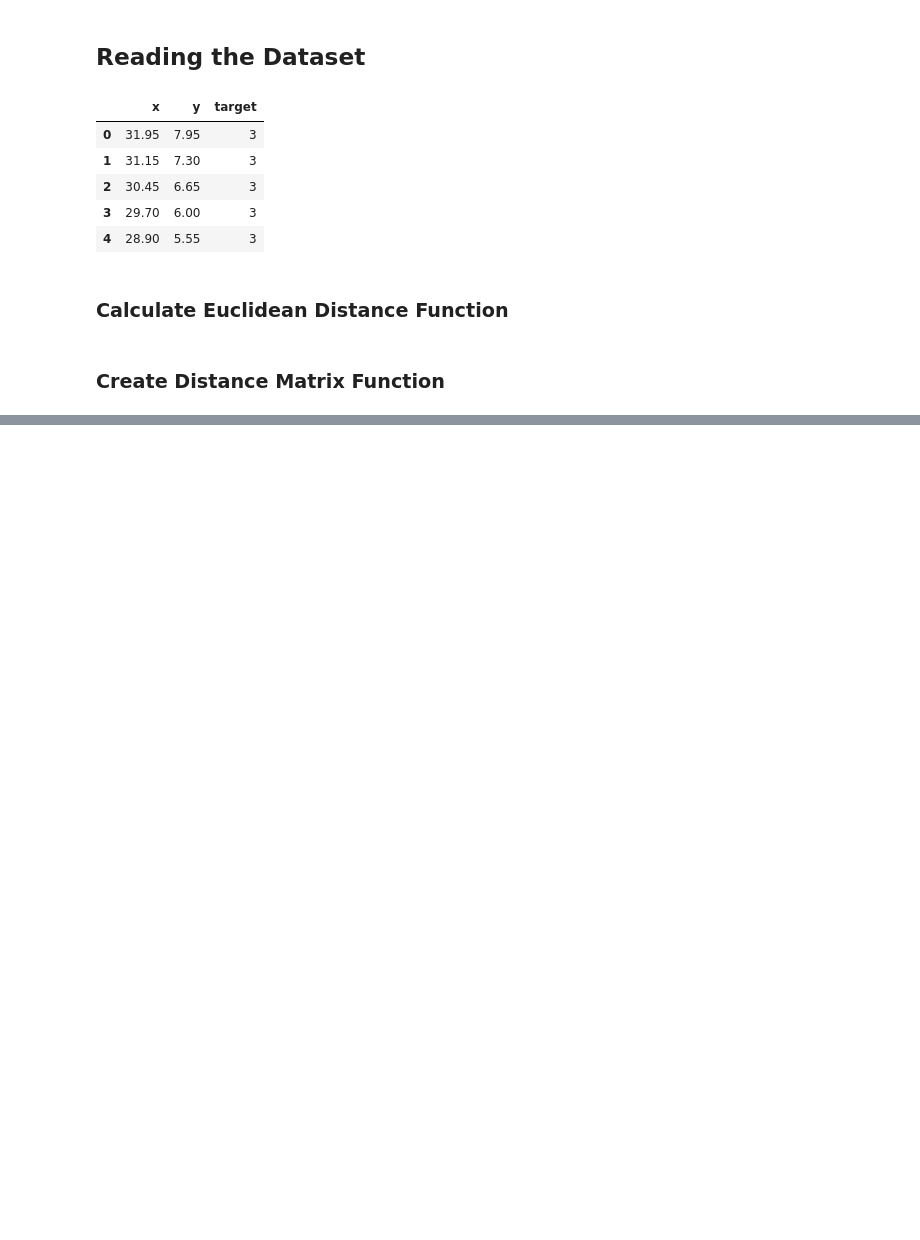
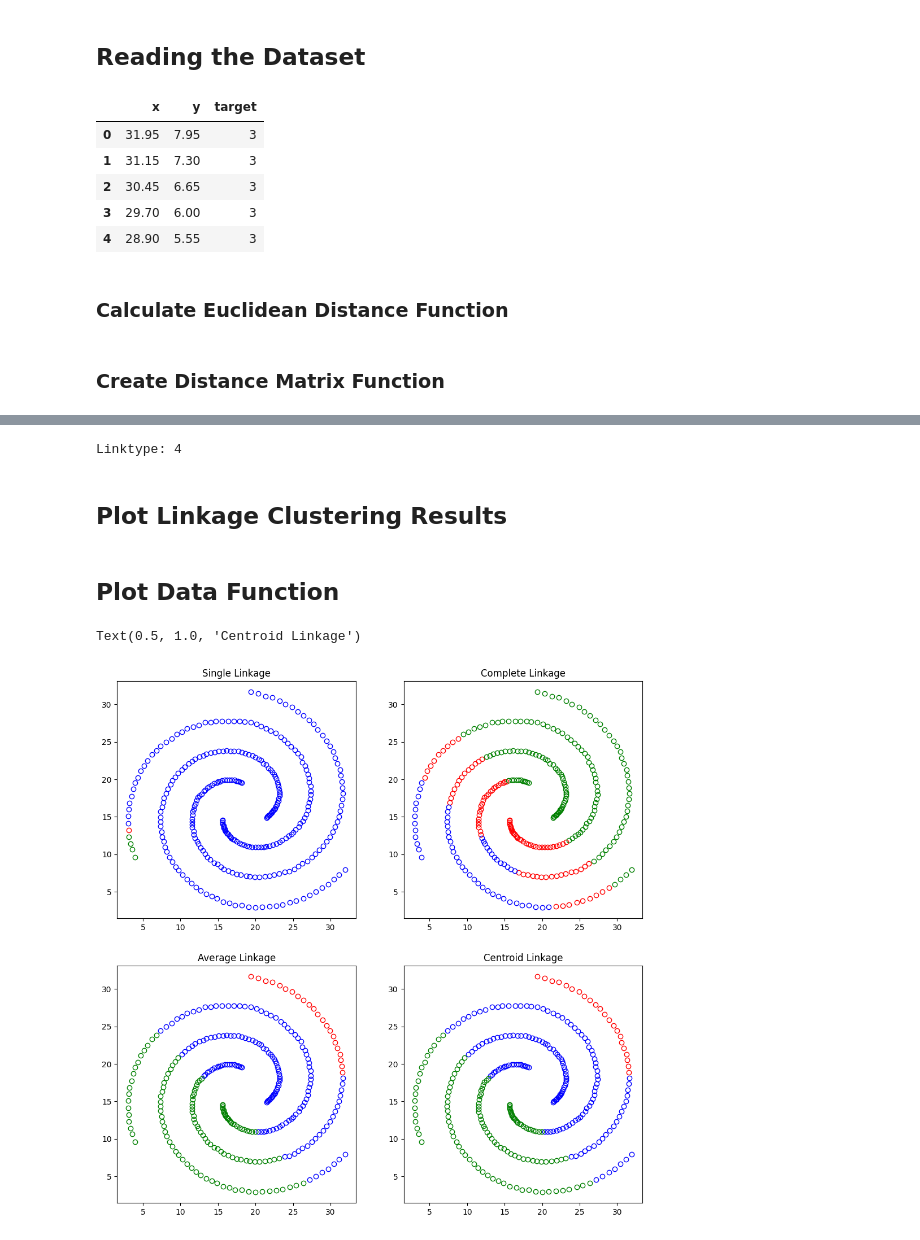
Before and after one commit to duclingg/CSCI4930-HW4, a Jupyter notebook: Hoang_HW4.ipynb, the cells around one changed output, grey strips where cells are left out. Saved outputs shown, nothing was run; the diff lists cells and outputs as text; code cells hidden in the pictures; blank space fills up the shorter version.

Commit message:
linkage function, plot linktypes

```diff
--- a/Hoang_HW4.ipynb
+++ b/Hoang_HW4.ipynb
@@ -70,0 +162,2 @@ def plot_data(name, clusters):
+# %%
+complete_link = link(spiral_data, 2, cols=('x', 'y'))
@@ -70,0 +168,2 @@ def plot_data(name, clusters):
+# %%
+avg_link = link(spiral_data, 3, cols=('x', 'y'))
@@ -70,0 +174,6 @@ def plot_data(name, clusters):
+# %%
+centroid_link = link(spiral_data, 4, cols=('x', 'y'))
+# %% [output]
+Linktype: 4
+# %% [markdown]
+## Plot Linkage Clustering Results
@@ -70,0 +182,2 @@ def plot_data(name, clusters):
+# %% [markdown]
+## Plot Data Function
@@ -70,0 +206,32 @@ def plot_data(name, clusters):
+# %%
+# use plot_data function to set up the plots
+single_x, single_y = plot_data(single_link)
+complete_x, complete_y = plot_data(complete_link)
+avg_x, avg_y = plot_data(avg_link)
+centroid_x, centroid_y = plot_data(centroid_link)
+# %%
+# draw the plots
+fig, axs = plt.subplots(2, 2, figsize=(12, 12))
+
+axs[0, 0].plot(single_x[0], single_y[0], 'o', markerfacecolor='none', markeredgecolor='red')
+axs[0, 0].plot(single_x[1], single_y[1], 'o', markerfacecolor='none', markeredgecolor='blue')
+axs[0, 0].plot(single_x[2], single_y[2], 'o', markerfacecolor='none', markeredgecolor='green')
+axs[0, 0].set_title("Single Linkage")
+
+axs[0, 1].plot(complete_x[0], complete_y[0], 'o', markerfacecolor='none', markeredgecolor='red')
+axs[0, 1].plot(complete_x[1], complete_y[1], 'o', markerfacecolor='none', markeredgecolor='blue')
+axs[0, 1].plot(complete_x[2], complete_y[2], 'o', markerfacecolor='none', markeredgecolor='green')
+axs[0, 1].set_title("Complete Linkage")
+
+axs[1, 0].plot(avg_x[0], avg_y[0], 'o', markerfacecolor='none', markeredgecolor='red')
+axs[1, 0].plot(avg_x[1], avg_y[1], 'o', markerfacecolor='none', markeredgecolor='blue')
+axs[1, 0].plot(avg_x[2], avg_y[2], 'o', markerfacecolor='none', markeredgecolor='green')
+axs[1, 0].set_title("Average Linkage")
+
+axs[1, 1].plot(centroid_x[0], centroid_y[0], 'o', markerfacecolor='none', markeredgecolor='red')
+axs[1, 1].plot(centroid_x[1], centroid_y[1], 'o', markerfacecolor='none', markeredgecolor='blue')
+axs[1, 1].plot(centroid_x[2], centroid_y[2], 'o', markerfacecolor='none', markeredgecolor='green')
+axs[1, 1].set_title("Centroid Linkage")
+# %% [output]
+Text(0.5, 1.0, 'Centroid Linkage')
+[figure, added]
```
Also changed, not shown: parts of 15 cells of this notebook.
